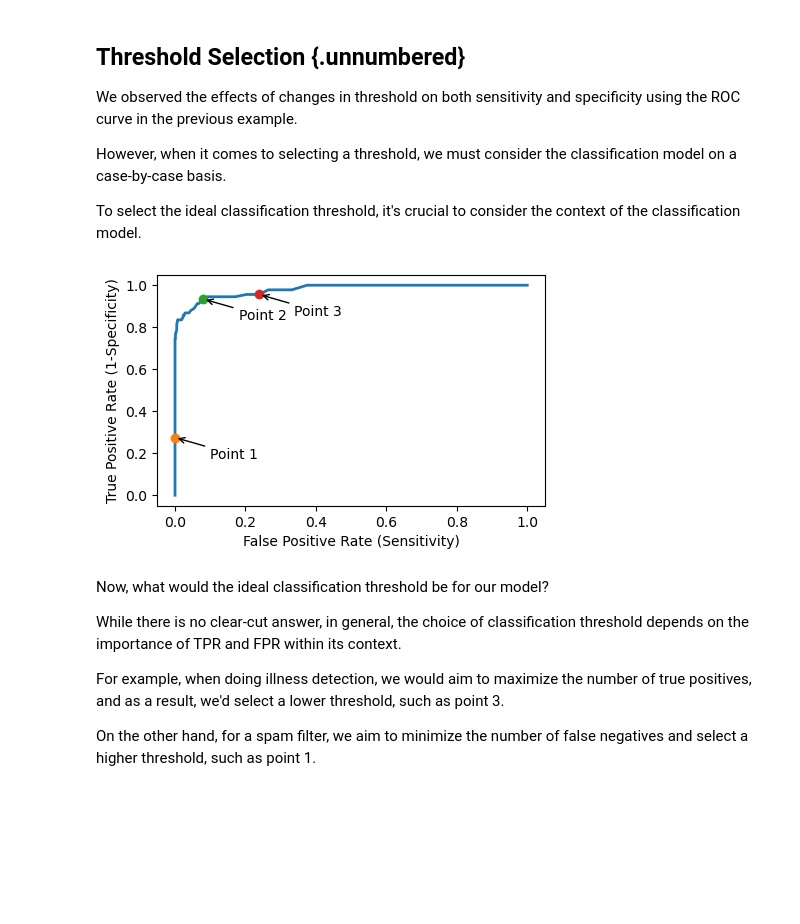
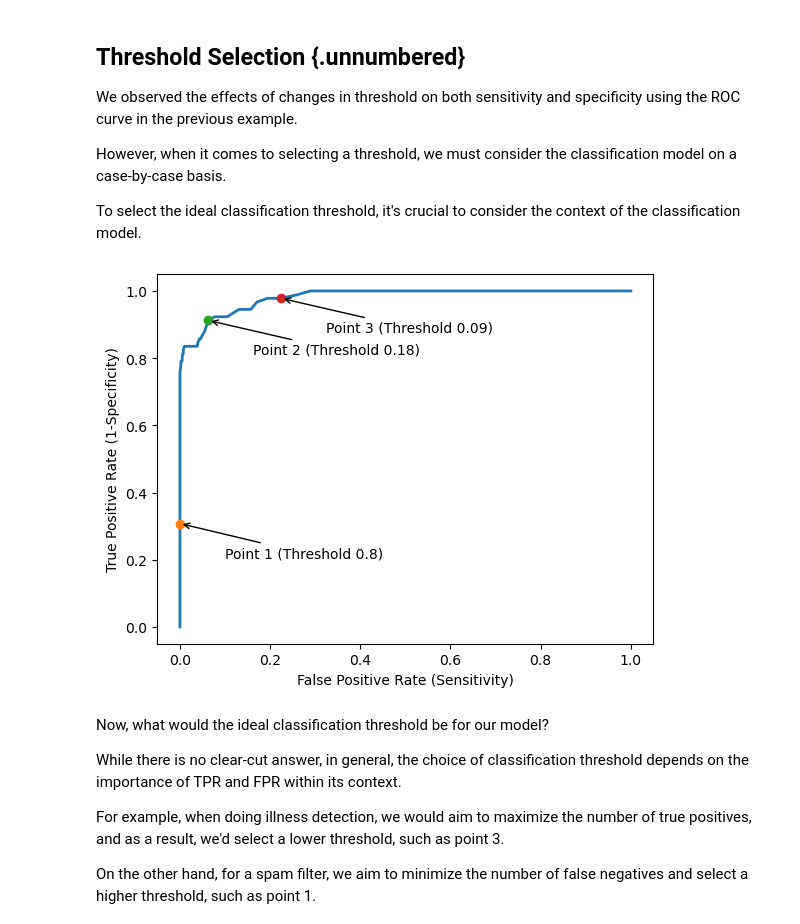
Before and after one commit to gzh2003/pico-voice-sq, a Jupyter notebook: roc.ipynb, the cells around one changed output. Cells and saved outputs as stored; diff of their text form; code cells hidden in the pictures; blank space fills up the shorter version.

```diff
--- a/roc.ipynb
+++ b/roc.ipynb
@@ -93,21 +93,21 @@ index_m = (diff_fpr_tpr).argmax() # index corresponding to the point minimizing
 index_l = (thresholds >= 0.1).argmin() # min index at cut off 0.1
 threshold_index = [index_h,index_m,index_l]
 
-f, axes = plt.subplots(3, 2, figsize=(8, 10))
-f.tight_layout()
+f, axes = plt.subplots(3, 2, figsize=(9, 12), constrained_layout=True)
+f.suptitle("Plot of Roc Curve and Confusion Matrix At Varying Thresholds")
 for i in range(3):
-    cf_matrix = metrics.confusion_matrix(y_test_mod, (clf_pred[:,1] >= thresholds[threshold_index[i]]).astype('int'))
+    cf_matrix = metrics.confusion_matrix(y_test_mod, (clf_pred[:,1] >= thresholds[threshold_index[i]]).astype("int"))
     cf_disp = metrics.ConfusionMatrixDisplay(cf_matrix)
     cf_disp.plot(ax=axes[i][1])
     cf_disp.im_.colorbar.remove()
     out_str = str(thresholds[threshold_index[i]])
-    axes[i][1].set_xlabel('')
-    axes[i][1].set_ylabel('')
+    axes[i][1].set_xlabel("")
+    axes[i][1].set_ylabel("")
 
-    axes[i,1].set_title('Threshold: ' + out_str)
+    axes[i,1].set_title("Threshold: " + out_str)
     axes[i,0].plot(fpr, tpr, linewidth=2, label="ROC curve")
-    axes[i,0].plot(fpr[threshold_index[i]],tpr[threshold_index[i]],'o')
-    axes[i,0].set(xlabel='False Positive Rate (Sensitivity)', ylabel='True Positive Rate (1-Specificity)')
+    axes[i,0].plot(fpr[threshold_index[i]],tpr[threshold_index[i]],"o")
+    axes[i,0].set(xlabel="False Positive Rate (Sensitivity)", ylabel="True Positive Rate (1-Specificity)")
 
 plt.show()
 # %% [output]
@@ -124,20 +124,18 @@ However, when it comes to selecting a threshold, we must consider the classifica
 
 To select the ideal classification threshold, it's crucial to consider the context of the classification model.
 # %%
-plt.figure(figsize=(5,3))
 plt.plot(fpr, tpr, linewidth=2, label="ROC curve")
-plt.xlabel('False Positive Rate (Sensitivity)')
-plt.ylabel('True Positive Rate (1-Specificity)')
-
+plt.xlabel("False Positive Rate (Sensitivity)")
+plt.ylabel("True Positive Rate (1-Specificity)")
 for i in range(3):
-    plt.plot(fpr[threshold_index[i]],tpr[threshold_index[i]],'o')
-    plt.annotate("Point "+str(i+1),(fpr[threshold_index[i]],tpr[threshold_index[i]]),
+    plt.plot(fpr[threshold_index[i]],tpr[threshold_index[i]],"o")
+    plt.annotate("Point "+str(i+1)+" (Threshold "+str(thresholds[threshold_index[i]])+")",(fpr[threshold_index[i]],tpr[threshold_index[i]]),
                 xytext=(fpr[threshold_index[i]]+0.1,tpr[threshold_index[i]]-0.1),arrowprops=dict(arrowstyle="->"))
 
 
 plt.show()
 # %% [output]
-[figure, old version]
+[figure, new version]
 # %% [markdown]
 Now, what would the ideal classification threshold be for our model?
 
```
Also changed, not shown: parts of 3 cells of this notebook, 5 other files.
